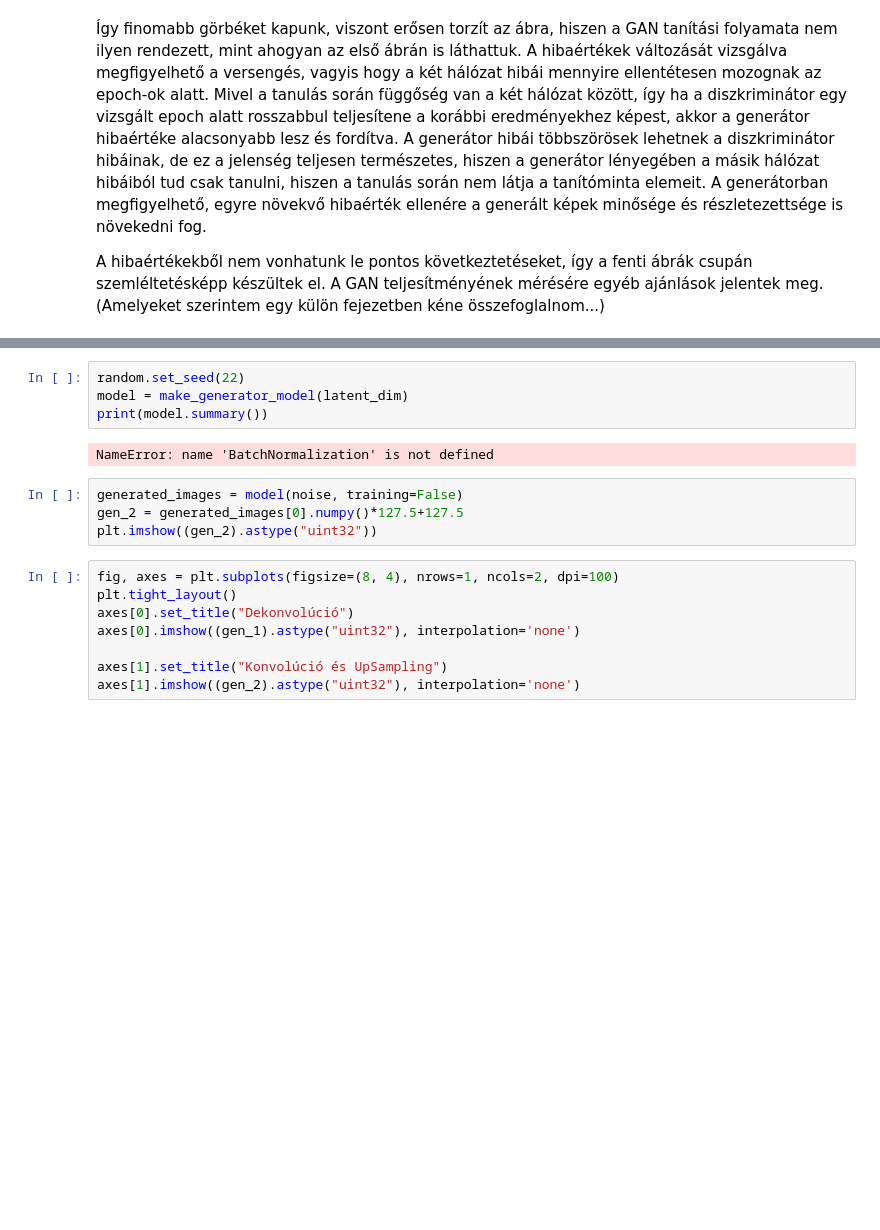
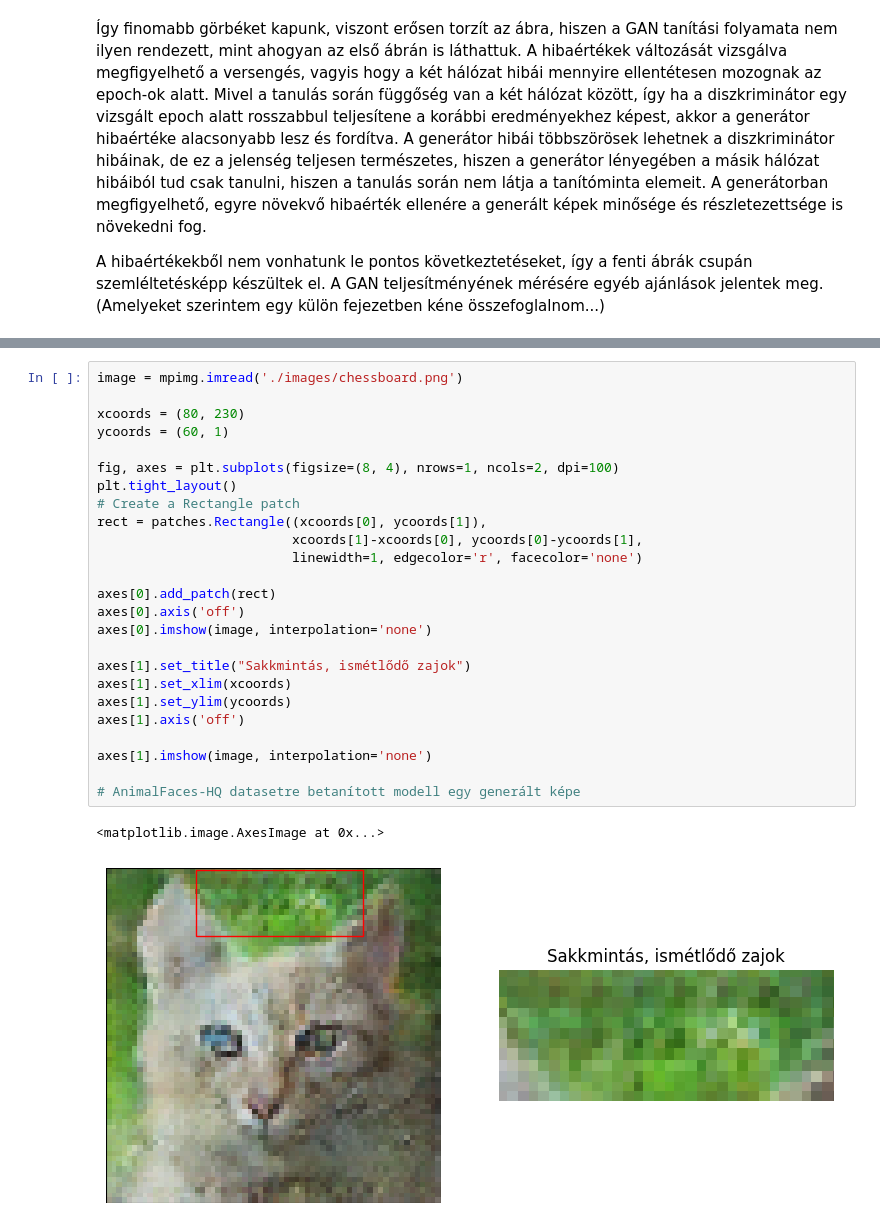
Before and after one commit to DanielNagy97/diplomamunka, a Jupyter notebook: docs/notebooks/DCGAN_Chapter.ipynb, the cells around one changed output, grey strips where cells are left out. Cells and saved outputs as stored; diff of their text form; blank space fills up the shorter version.

Commit message:
chapter structure, DCGAN model corrected

```diff
--- a/docs/notebooks/DCGAN_Chapter.ipynb
+++ b/docs/notebooks/DCGAN_Chapter.ipynb
@@ -344,18 +319,28 @@ def make_generator_model(latent_dim):
-# %%
-random.set_seed(22)
-model = make_generator_model(latent_dim)
-print(model.summary())
-# %% [output]
-NameError: name 'BatchNormalization' is not defined
-# %%
-generated_images = model(noise, training=False)
-gen_2 = generated_images[0].numpy()*127.5+127.5
-plt.imshow((gen_2).astype("uint32"))
-# %%
-fig, axes = plt.subplots(figsize=(8, 4), nrows=1, ncols=2, dpi=100)
-plt.tight_layout()
-axes[0].set_title("Dekonvolúció")
-axes[0].imshow((gen_1).astype("uint32"), interpolation='none')
-
-axes[1].set_title("Konvolúció és UpSampling")
-axes[1].imshow((gen_2).astype("uint32"), interpolation='none')
+# %%
+image = mpimg.imread('./images/chessboard.png')
+
+xcoords = (80, 230)
+ycoords = (60, 1)
+
+fig, axes = plt.subplots(figsize=(8, 4), nrows=1, ncols=2, dpi=100)
+plt.tight_layout()
+# Create a Rectangle patch
+rect = patches.Rectangle((xcoords[0], ycoords[1]),
+                         xcoords[1]-xcoords[0], ycoords[0]-ycoords[1],
+                         linewidth=1, edgecolor='r', facecolor='none')
+
+axes[0].add_patch(rect)
+axes[0].axis('off')
+axes[0].imshow(image, interpolation='none')
+
+axes[1].set_title("Sakkmintás, ismétlődő zajok")
+axes[1].set_xlim(xcoords)
+axes[1].set_ylim(ycoords)
+axes[1].axis('off')
+
+axes[1].imshow(image, interpolation='none')
+
+# AnimalFaces-HQ datasetre betanított modell egy generált képe
+# %% [output]
+<matplotlib.image.AxesImage at 0x...>
+[figure, added]
```
Also changed, not shown: parts of 13 cells of this notebook, 12 other files.
